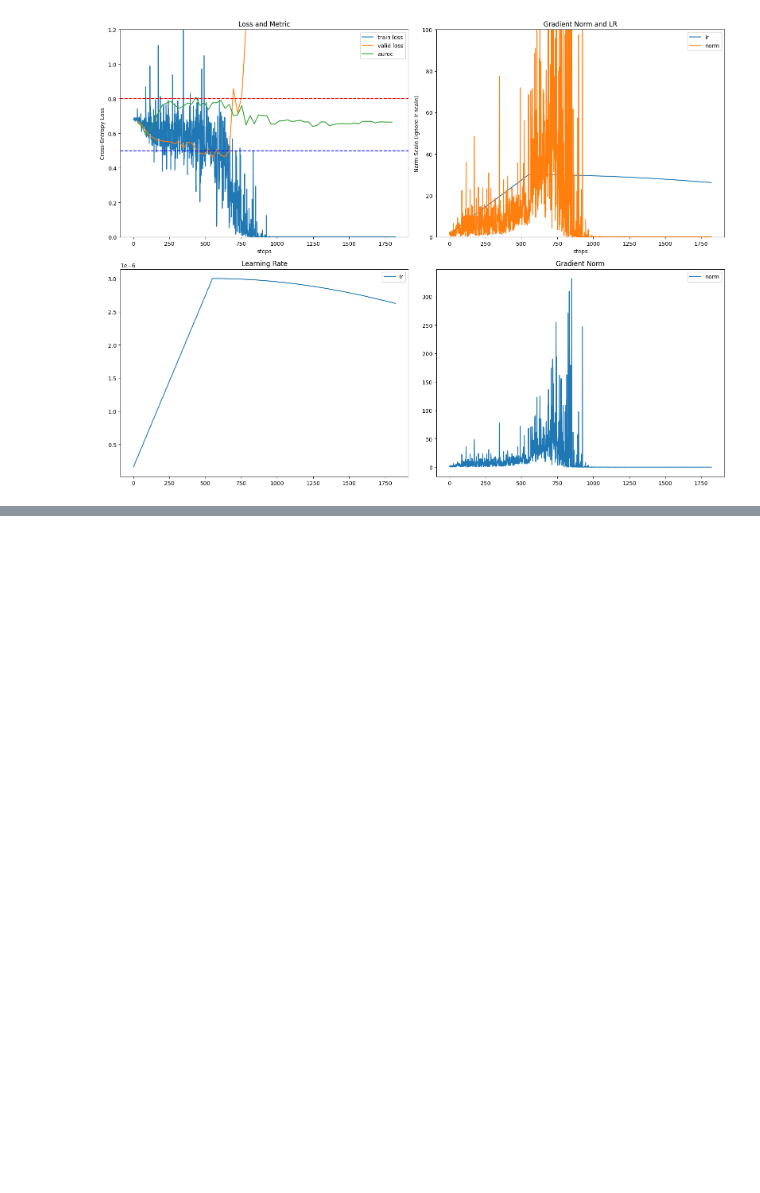
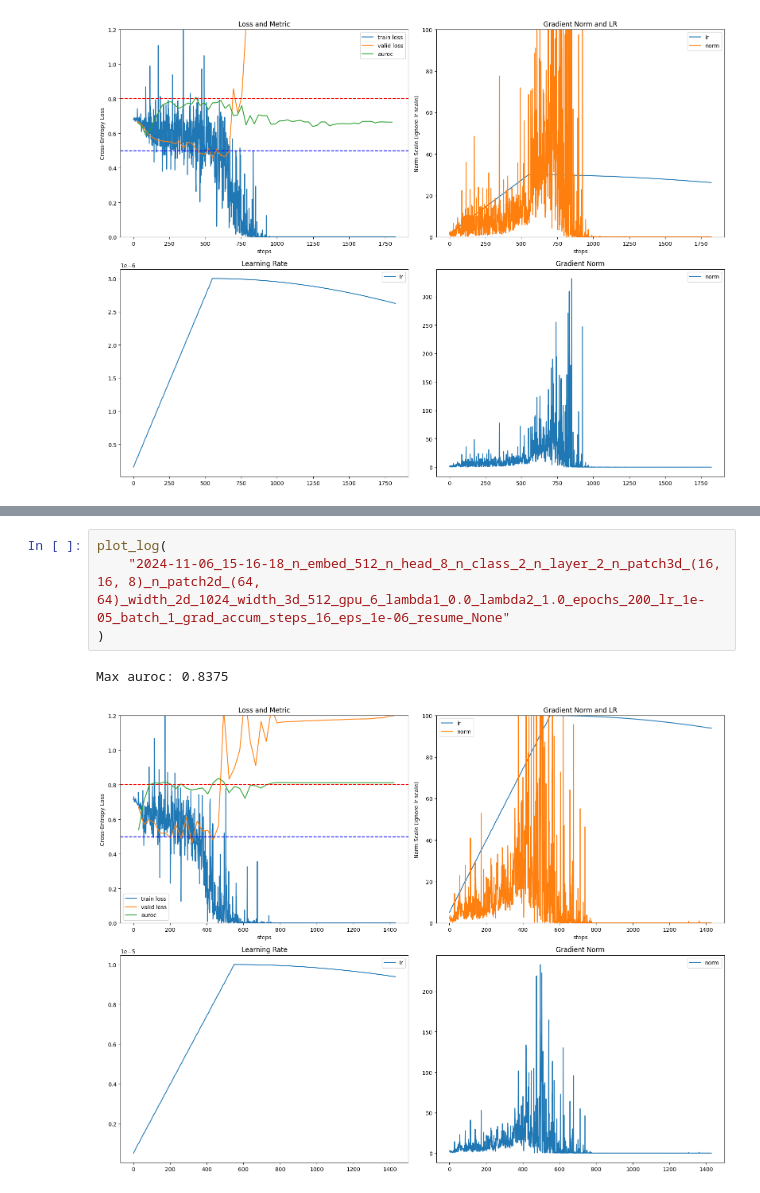
Before and after one commit to kimdj98/onj_, a Jupyter notebook: visualize2.ipynb, the cells around one changed output, grey strips where cells are left out. Drawn from its saved outputs; the diff is of its cells as text; blank space fills up the shorter version.

Commit message:
update visualize2

```diff
--- a/visualize2.ipynb
+++ b/visualize2.ipynb
@@ -164,0 +165,7 @@ Max auroc: 0.8312500000000002
+# %%
+plot_log(
+    "2024-11-06_15-16-18_n_embed_512_n_head_8_n_class_2_n_layer_2_n_patch3d_(16, 16, 8)_n_patch2d_(64, 64)_width_2d_1024_width_3d_512_gpu_6_lambda1_0.0_lambda2_1.0_epochs_200_lr_1e-05_batch_1_grad_accum_steps_16_eps_1e-06_resume_None"
+)
+# %% [output]
+Max auroc: 0.8375
+[figure, added]
```
Also changed, not shown: parts of 2 cells of this notebook.
